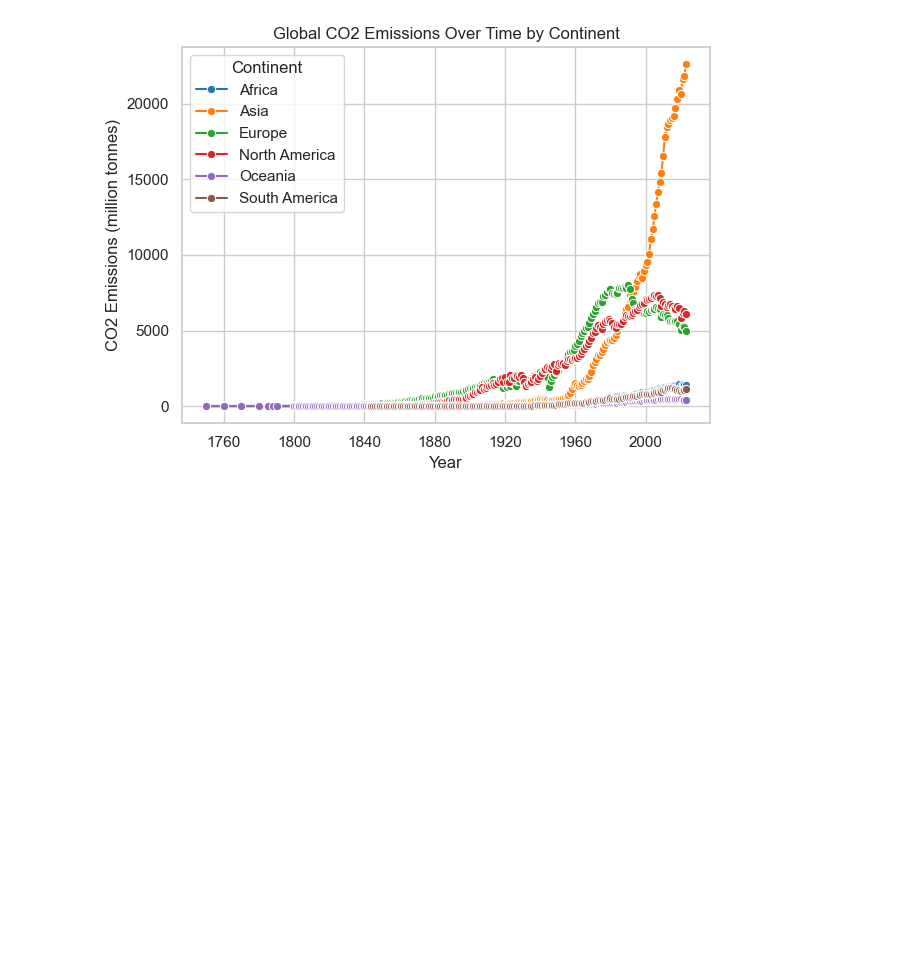
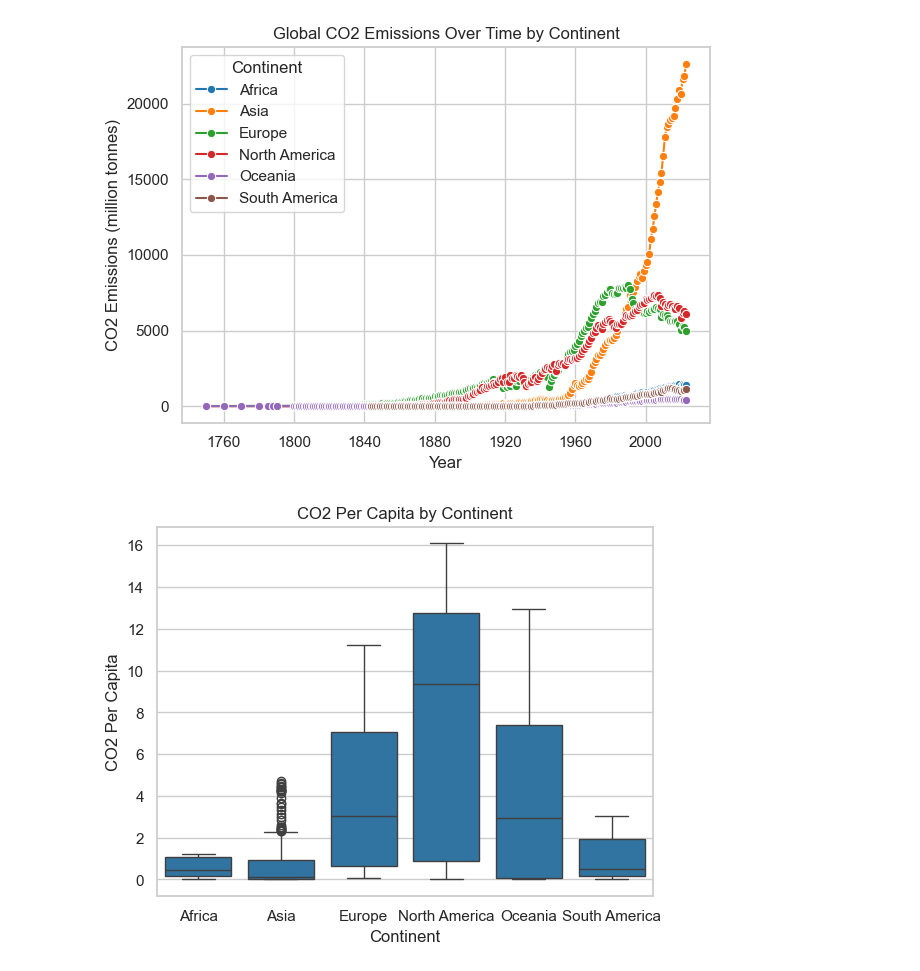
Before and after one commit to gappeah/Analyzing-Global-CO2-Emissions, a Jupyter notebook: main.ipynb, the cells around one changed output. Saved outputs shown, nothing was run; the diff lists cells and outputs as text; code cells hidden in the pictures; blank space fills up the shorter version.

```diff
--- a/main.ipynb
+++ b/main.ipynb
@@ -297,8 +297,16 @@ plt.show()
 # %% [output]
 [figure]
 # %%
+#- Create a Seaborn boxplot of CO2 per capita by continent.
 
-    #- Create a Seaborn boxplot of CO2 per capita by continent.
-
-
-    #- Use Seaborn to plot a scatterplot of CO2 vs. GDP with regression line.
+sns.boxplot(
+    data=df_continents,
+    x="country",  # Each continent is in the 'country' column for df_continents
+    y="co2_per_capita"
+)
+plt.title("CO2 Per Capita by Continent")
+plt.xlabel("Continent")
+plt.ylabel("CO2 Per Capita")
+plt.show()
+# %% [output]
+[figure, added]
```
Also changed, not shown: parts of 3 cells of this notebook, 1 other file.
